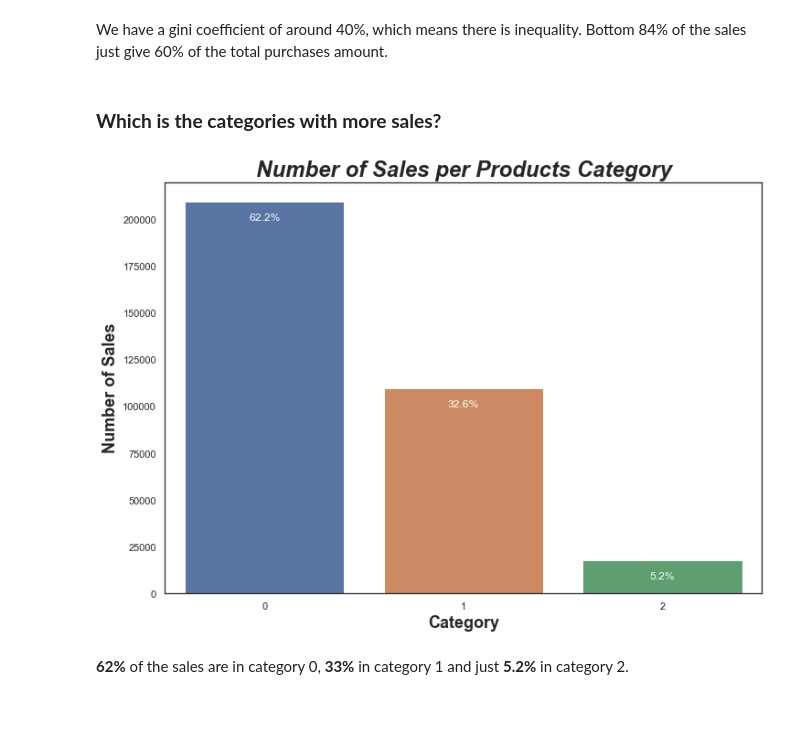
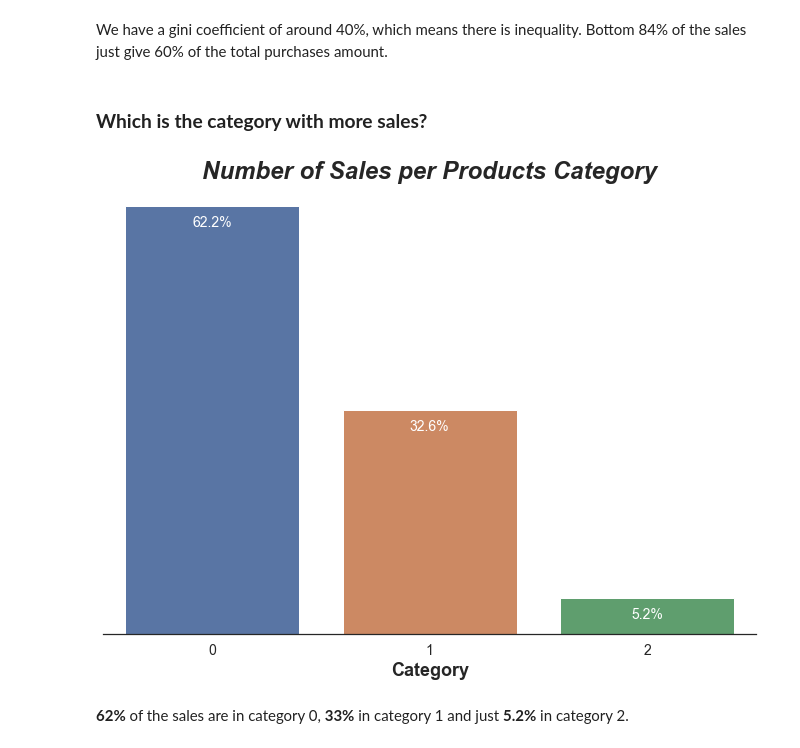
Before and after one commit to furawa/OC_data_analyst_projects, a Jupyter notebook: 02_analyze_company_sales/analyze_sales.ipynb, the cells around one changed output. Saved outputs shown, nothing was run; the diff lists cells and outputs as text; code cells hidden in the pictures; blank space fills up the shorter version.

Commit message:
refactor: Remove the spines, sales per categoryplot

```diff
--- a/02_analyze_company_sales/analyze_sales.ipynb
+++ b/02_analyze_company_sales/analyze_sales.ipynb
@@ -184,28 +184,29 @@ gini
 We have a gini coefficient of around 40%, which means there is inequality.
 Bottom 84% of the sales just give 60% of the total purchases amount.
 # %% [markdown]
-### **Which is the categories with more sales?**
+### **Which is the category with more sales?**
 # %%
 # Barplot of the categories
 sns.countplot(data = sales_clean, x = "category")
 plt.title("Number of Sales per Products Category", fontsize = 24, fontweight = "bold", fontstyle = "italic")
 plt.xlabel(xlabel = "Category", fontsize = 18, fontweight = "bold")
-plt.ylabel(ylabel = "Number of Sales", fontsize = 18, fontweight = "bold")
+plt.ylabel(ylabel = "", fontsize = 18, fontweight = "bold")
 # Add some annotations
 number_points = sales_clean.shape[0]        # number of points in the dataset
 category_counts = sales_clean.category.value_counts() # all Values of the categories
-locs, labels = plt.xticks()   # Current tick locations and labels
+plt.yticks([])
+locs, labels = plt.xticks(fontsize=14)   # Current tick locations and labels
 # Loop through each pair of locations and labels
 for loc, label in zip(locs, labels):
     # Text property for the label to get the current count
     count = category_counts[label.get_text()]
     percentage = '{:0.1f}%'.format(100*count/number_points) # Percentage of each category
     # Put the annotations inside the bar on the top
-    plt.text(x = loc, y = count-10000, s = percentage, ha = 'center', color = 'white')
-
+    plt.text(x = loc, y = count-10000, s = percentage, ha = 'center', color = 'white', fontsize=14)
+sns.despine(left=True)
 plt.savefig("images/sales_by_category.svg")
 # %% [output]
-[figure, old version]
+[figure, new version]
 # %% [markdown]
 **62%** of the sales are in category 0, **33%** in category 1 and just **5.2%** in category 2.
 # %% [markdown]
```
